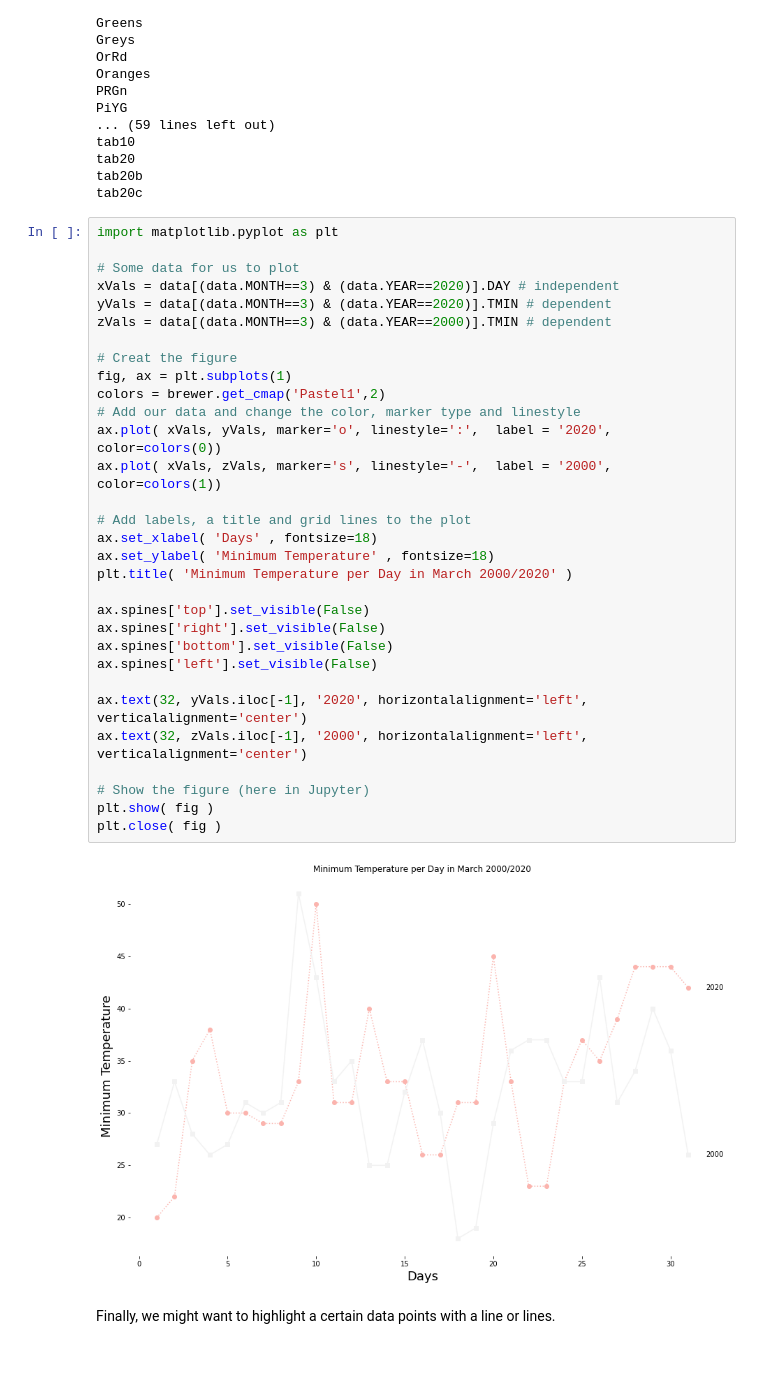
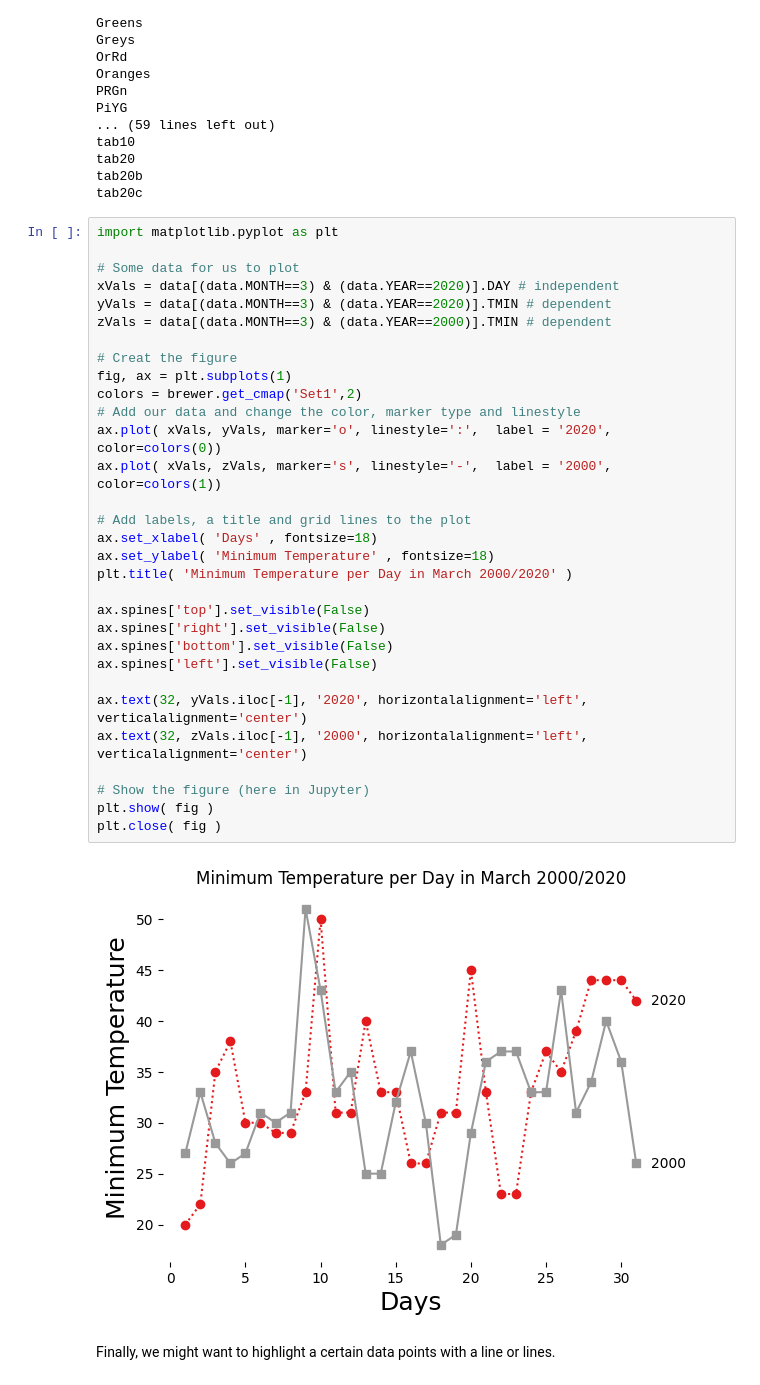
Before and after one commit to dudaspm/JupyterLab-Python, a Jupyter notebook: Getting Started with Matplotlib.ipynb, the cells around one changed output. Saved outputs shown, nothing was run; the diff lists cells and outputs as text.

```diff
--- a/Getting Started with Matplotlib.ipynb
+++ b/Getting Started with Matplotlib.ipynb
@@ -416,35 +416,35 @@ tab20c
 import matplotlib.pyplot as plt
 
 # Some data for us to plot
 xVals = data[(data.MONTH==3) & (data.YEAR==2020)].DAY # independent
 yVals = data[(data.MONTH==3) & (data.YEAR==2020)].TMIN # dependent
 zVals = data[(data.MONTH==3) & (data.YEAR==2000)].TMIN # dependent
 
 # Creat the figure
 fig, ax = plt.subplots(1)
-colors = brewer.get_cmap('Pastel1',2)
+colors = brewer.get_cmap('Set1',2)
 # Add our data and change the color, marker type and linestyle
 ax.plot( xVals, yVals, marker='o', linestyle=':',  label = '2020', color=colors(0))
 ax.plot( xVals, zVals, marker='s', linestyle='-',  label = '2000', color=colors(1))
 
 # Add labels, a title and grid lines to the plot
 ax.set_xlabel( 'Days' , fontsize=18)
 ax.set_ylabel( 'Minimum Temperature' , fontsize=18)
 plt.title( 'Minimum Temperature per Day in March 2000/2020' )
 
 ax.spines['top'].set_visible(False)
 ax.spines['right'].set_visible(False)
 ax.spines['bottom'].set_visible(False)
 ax.spines['left'].set_visible(False)
 
 ax.text(32, yVals.iloc[-1], '2020', horizontalalignment='left', verticalalignment='center')
 ax.text(32, zVals.iloc[-1], '2000', horizontalalignment='left', verticalalignment='center')
 
 # Show the figure (here in Jupyter)
 plt.show( fig )
 plt.close( fig )
 # %% [output]
-[figure, old version]
+[figure, new version]
 # %% [markdown]
 Finally, we might want to highlight a certain data points with a line or lines.
 # %%
```
Also changed, not shown: parts of 11 cells of this notebook, 4 other files.
